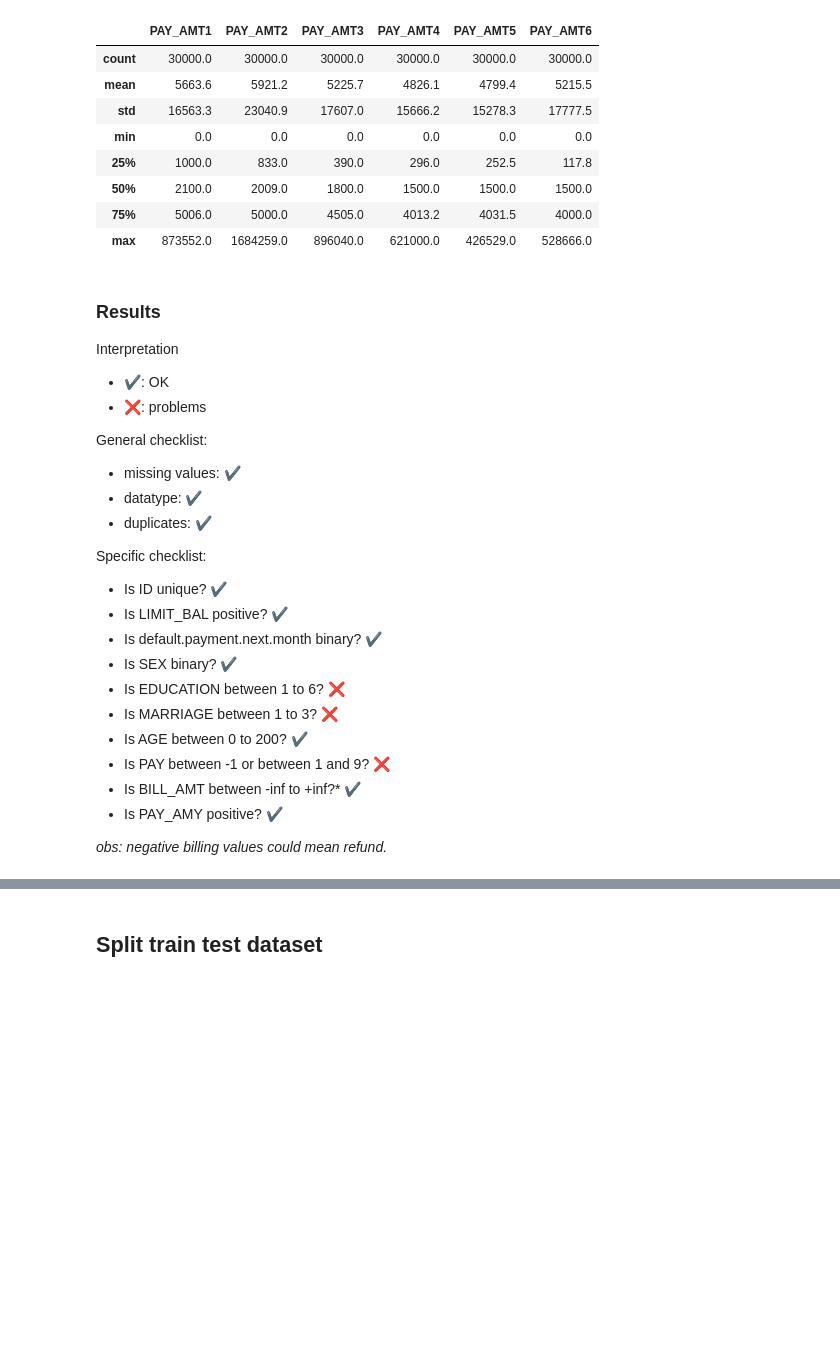
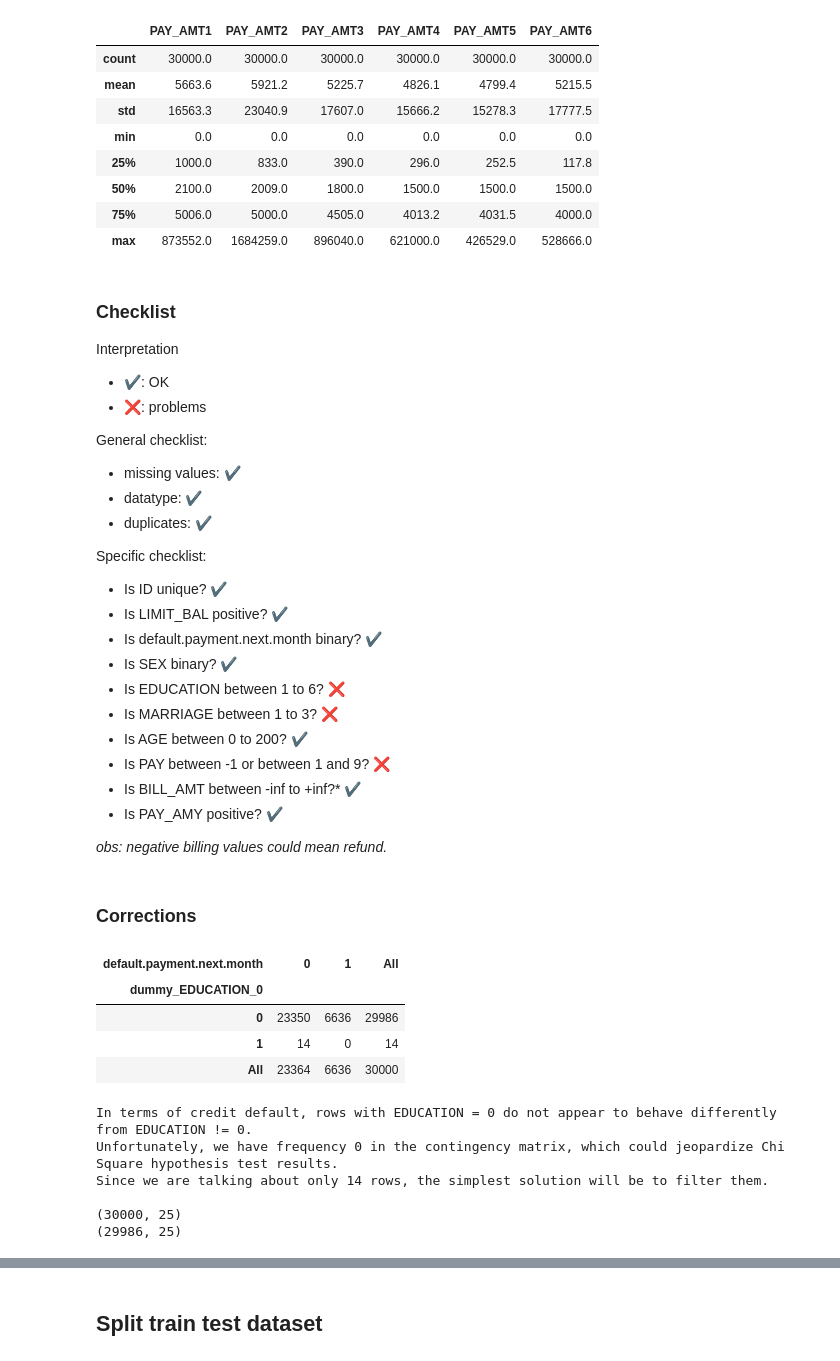
Before and after one commit to rknagao/uci_default_credit_card, a Jupyter notebook: eda.ipynb, the cells around one changed output, grey strips where cells are left out. Cells and saved outputs as stored; diff of their text form; code cells hidden in the pictures; blank space fills up the shorter version.

```diff
--- a/eda.ipynb
+++ b/eda.ipynb
@@ -177,7 +181,7 @@ df[list_pay_amt].describe().round(1)
 | 75% | 5006.0 | 5000.0 | 4505.0 | 4013.2 | 4031.5 | 4000.0 |
 | max | 873552.0 | 1684259.0 | 896040.0 | 621000.0 | 426529.0 | 528666.0 |
 # %% [markdown]
-### Results
+### Checklist
 
 Interpretation
 - ✔️: OK
@@ -201,3 +205,32 @@ Specific checklist:
 - Is PAY_AMY positive? ✔️
 
 *obs: negative billing values could mean refund.*
+# %% [markdown]
+### Corrections
+# %%
+# EDUCATION irregular values (0) analysis.
+df_check = df[['ID', 'EDUCATION', 'default.payment.next.month']].copy(deep=True)
+df_check['dummy_EDUCATION_0'] = np.where(df_check['EDUCATION'] != 0, 0, 1)
+display(pd.pivot_table(df_check, index='dummy_EDUCATION_0', columns='default.payment.next.month', values='ID', aggfunc='count', fill_value=0, margins=True))
+
+print('''
+In terms of credit default, rows with EDUCATION = 0 do not appear to behave differently from EDUCATION != 0.
+Unfortunately, we have frequency 0 in the contingency matrix, which could jeopardize Chi Square hypothesis test results.
+Since we are talking about only 14 rows, the simplest solution will be to filter them.
+''')
+
+print(df.shape)
+df = df.loc[df['EDUCATION'] != 0]
+print(df.shape)
+# %% [output]
+| default.payment.next.month | 0 | 1 | All |
+| dummy_EDUCATION_0 |  |  |  |
+| 0 | 23350 | 6636 | 29986 |
+| 1 | 14 | 0 | 14 |
+| All | 23364 | 6636 | 30000 |
+In terms of credit default, rows with EDUCATION = 0 do not appear to behave differently from EDUCATION != 0.
+Unfortunately, we have frequency 0 in the contingency matrix, which could jeopardize Chi Square hypothesis test results.
+Since we are talking about only 14 rows, the simplest solution will be to filter them.
+
+(30000, 25)
+(29986, 25)
```
Also changed, not shown: parts of 10 cells of this notebook, 5 other files.
